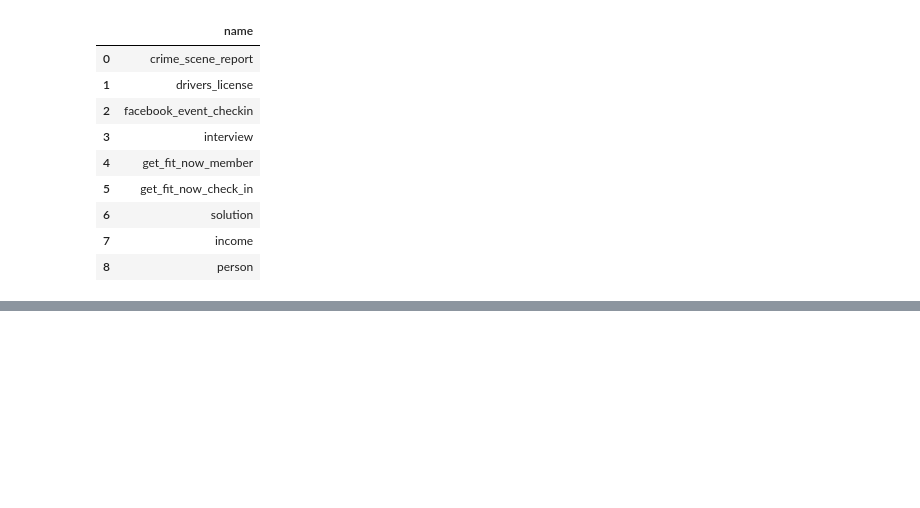
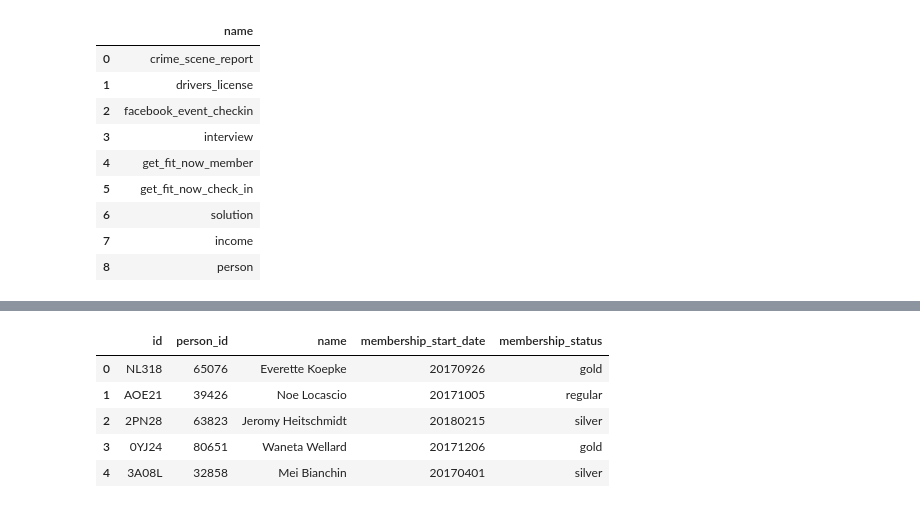
Before and after one commit to qiyunge/Lasalle_College, a Jupyter notebook: 3_C2_gestion_de_données_avancé/class2.ipynb, the cells around one changed output, grey strips where cells are left out. Cells and saved outputs as stored; diff of their text form; code cells hidden in the pictures; blank space fills up the shorter version.

```diff
--- a/3_C2_gestion_de_données_avancé/class2.ipynb
+++ b/3_C2_gestion_de_données_avancé/class2.ipynb
@@ -236,0 +256,10 @@ memory usage: 38.5 KB
+# %%
+df_get_fit_now_member = pd.read_sql("select * from get_fit_now_member", conn)
+df_get_fit_now_member.head(5)
+# %% [output]
+|  | id | person_id | name | membership_start_date | membership_status |
+| 0 | NL318 | 65076 | Everette Koepke | 20170926 | gold |
+| 1 | AOE21 | 39426 | Noe Locascio | 20171005 | regular |
+| 2 | 2PN28 | 63823 | Jeromy Heitschmidt | 20180215 | silver |
+| 3 | 0YJ24 | 80651 | Waneta Wellard | 20171206 | gold |
+| 4 | 3A08L | 32858 | Mei Bianchin | 20170401 | silver |
```
Also changed, not shown: parts of 15 cells of this notebook, 1 other file.
